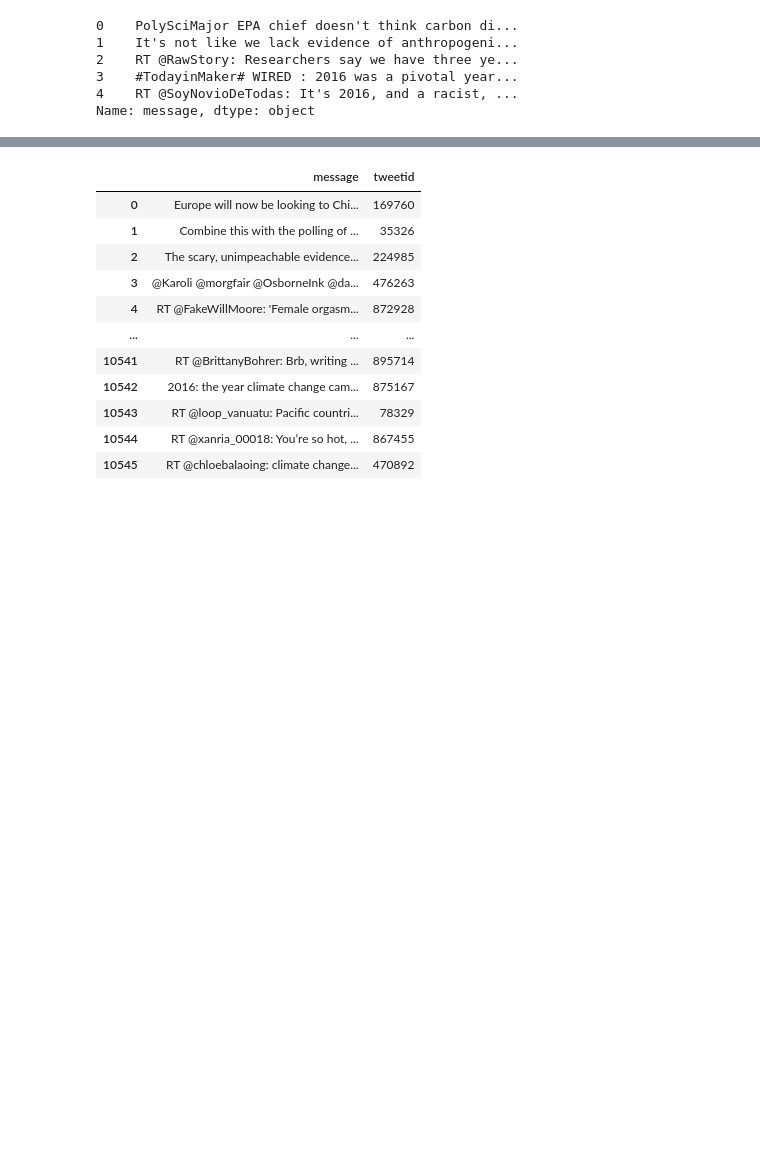
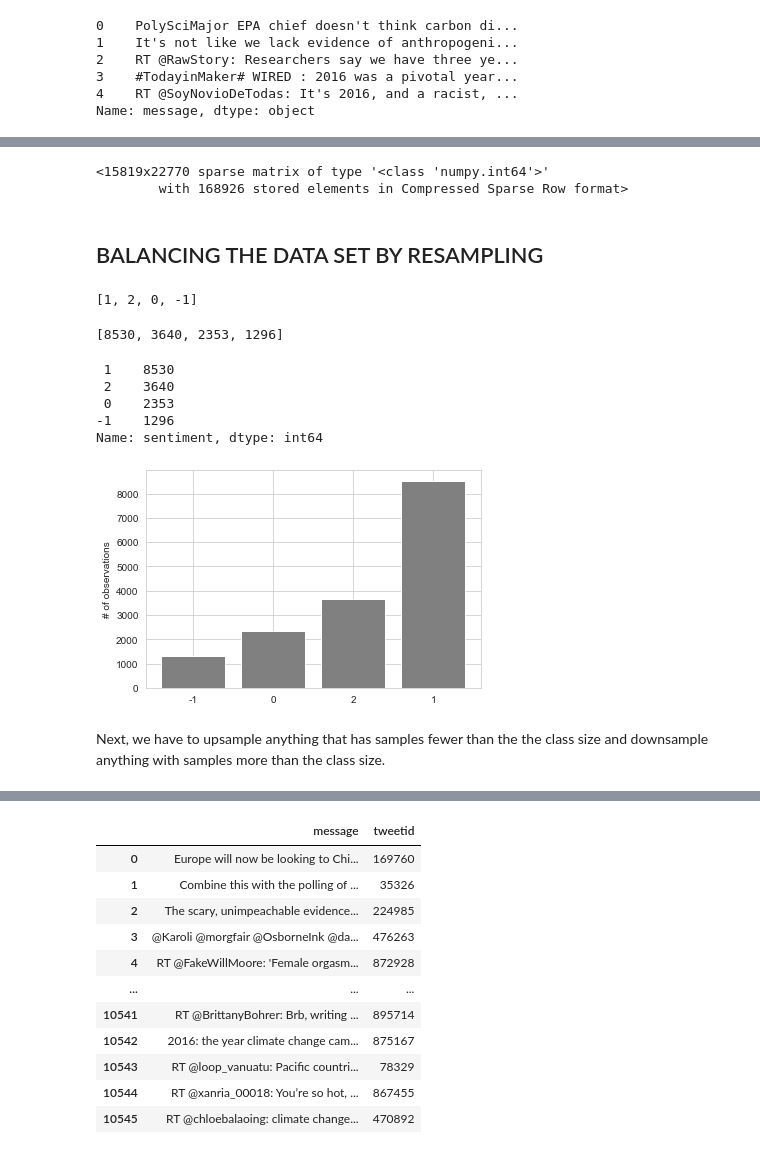
Before and after one commit to abubakaralsadiq/Classification-predict-Team-8, a Jupyter notebook: Classification Predict .ipynb, the cells around one changed output, grey strips where cells are left out. Drawn from its saved outputs; the diff is of its cells as text; code cells hidden in the pictures; blank space fills up the shorter version.

Commit message:
an improvemrnt on resampling technique

```diff
--- a/Classification Predict .ipynb
+++ b/Classification Predict .ipynb
@@ -351,0 +441,5 @@ f1
+# %%
+X_count
+# %% [output]
+<15819x22770 sparse matrix of type '<class 'numpy.int64'>'
+        with 168926 stored elements in Compressed Sparse Row format>
@@ -351,0 +449,30 @@ f1
+# %% [markdown]
+## BALANCING THE DATA SET BY RESAMPLING
+# %%
+type_labels = list(train['sentiment'].unique())
+type_labels
+# %% [output]
+[1, 2, 0, -1]
+# %%
+heights = list(train['sentiment'].value_counts())
+heights
+# %% [output]
+[8530, 3640, 2353, 1296]
+# %%
+train['sentiment'].value_counts()
+# %% [output]
+ 1    8530
+ 2    3640
+ 0    2353
+-1    1296
+Name: sentiment, dtype: int64
+# %%
+heights = list(train['sentiment'].value_counts())
+bars = pd.DataFrame(zip(heights,type_labels), columns=['heights','labels'])
+bars = bars.sort_values(by='heights',ascending=True)
+plt.bar(range(len(bars)),bars['heights'],color='grey')
+plt.xticks(range(len(bars)),bars['labels'])
+plt.ylabel("# of observations")
+plt.show()
+# %% [output]
+[figure, added]
@@ -351,0 +482,2 @@ f1
+# %% [markdown]
+Next, we have to upsample anything that has samples fewer than the the class size and downsample anything with samples more than the class size.
```
Also changed, not shown: parts of 103 cells of this notebook, 2 other files.
